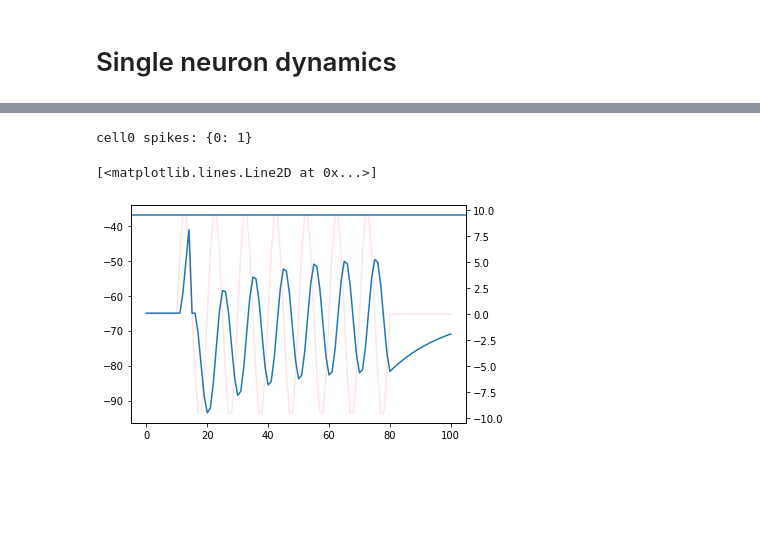
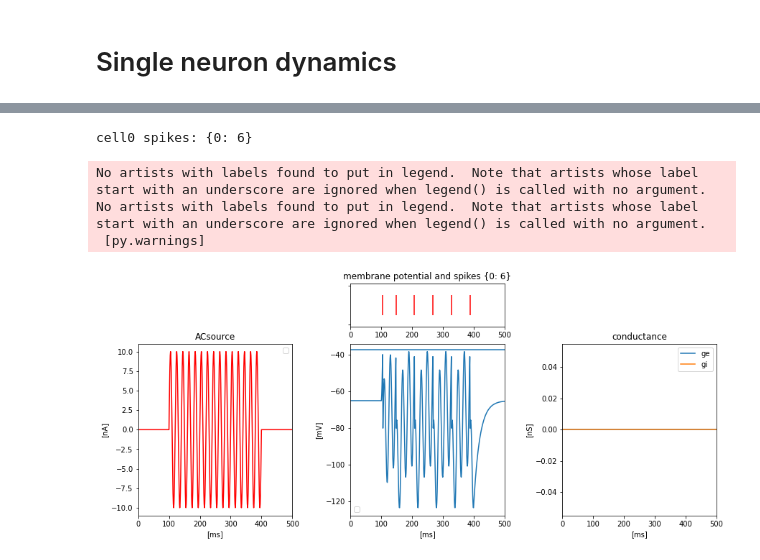
Before and after one commit to albertoarturovergani/CNT-2024, a Jupyter notebook: notebooks/eg_single-neuron.ipynb, the cells around one changed output, grey strips where cells are left out. Saved outputs shown, nothing was run; the diff lists cells and outputs as text; code cells hidden in the pictures; blank space fills up the shorter version.

```diff
--- a/notebooks/eg_single-neuron.ipynb
+++ b/notebooks/eg_single-neuron.ipynb
@@ -28,9 +37,8 @@ You can call clear_cache('cython') to delete all files from the cache or manuall
 # %%
-# simulation settings
 
 sim.setup(
         timestep=1, # [ms]
         min_delay=1, # [ms]
         max_delay=100) # [ms]
 
-simtime = 100 #ms
+simtime = 500 #ms
@@ -37,11 +47,10 @@ simtime = 100 #ms
 # %%
-# defining the network
 
 MODEL=sim.IF_cond_exp
-
+N_CELLS = 1
 PARS={'v_rest': -65.0,
       'v_thresh': -37.0,
-      'v_reset': -65.0,
+      'v_reset': -80.0,
       'cm': 1.0,
       'tau_m': 20.0,
       'tau_refrac': 0.1,
@@ -51,7 +60,7 @@ PARS={'v_rest': -65.0,
       'e_rev_I': -70.0,
       'i_offset': 0.0}
 
-cell0 = sim.Population(1,
+cell0 = sim.Population(N_CELLS,
                       MODEL,
                       cellparams=PARS,
                       label='cell0')
@@ -60,11 +71,9 @@ cell0.record(['v', 'gsyn_exc', 'gsyn_inh', 'spikes'])
 # %%
-# define the input
-
 # not implemented in sPyNNaker
-pulse = sim.ACSource(start=10, #ms
-                     stop=80, #ms
+pulse = sim.ACSource(start=100, #ms
+                     stop=400, #ms
                      amplitude=10, #nA
-                     frequency=100,  #Hz
+                     frequency=50,  #Hz
                      )
 
 pulse.inject_into(cell0)
@@ -81,18 +122,37 @@ simulation time: 0.04332566261291504 [s]
 # %%
-# results
+print(f'cell0 spikes: {cell0.get_spike_counts()}')
 
-v0=cell0.get_data(variables=['v']).segments[0].analogsignals[0]
-ge0=cell0.get_data(variables=['gsyn_exc']).segments[0].analogsignals[0]
-gi0=cell0.get_data(variables=['gsyn_inh']).segments[0].analogsignals[0]
-spikes0=cell0.get_data(variables=['spikes']).segments[0].spiketrains[0]
-i=pulse.get_data()
+fig, ax = plt.subplots(1,3, figsize=(13,5))
+fig.tight_layout(pad=5)
+ax=ax.flatten()
+ax[0].plot(i, 'r', alpha=1)
+ax[1].plot(v0)
+ax[2].plot(ge0, label='ge')
+ax[2].plot(gi0, label='gi')
 
-print(f'cell0 spikes: {cell0.get_spike_counts()}')
-plt.plot(v0)
-plt.axhline(y=cell0[0].v_thresh)
-ax=plt.twinx()
-ax.plot(i, 'r', alpha=0.1)
+ax[1].axhline(y=cell0[0].v_thresh)
+#ax2=ax[1].twinx()
+ax2=ax[1].inset_axes([0,1.1,1,0.25])
+ax2.set_xlim(0, simtime)
+ax2.eventplot(np.array(list(spikes0)).T, color='r', alpha=1, )
+
+ax[0].set_ylabel('[nA]')
+ax[0].set_title('ACsource')
+ax[1].set_title(f'membrane potential and spikes {cell0.get_spike_counts()}')
+ax[2].set_title('conductance')
+
+ax[1].set_ylabel('[mV]')
+ax[2].set_ylabel('[nS]')
+
+[ax[i].legend() for i in range(3)]
+[ax[i].set_xlim(0, simtime) for i in range(3)]
+[ax[i].set_xlabel('[ms]') for i in range(3)]
+ax2.set_yticklabels(' ')
+
+VAR=[]
 # %% [output]
-cell0 spikes: {0: 1}
+cell0 spikes: {0: 6}
-[<matplotlib.lines.Line2D at 0x...>]
+No artists with labels found to put in legend.  Note that artists whose label start with an underscore are ignored when legend() is called with no argument.
+No artists with labels found to put in legend.  Note that artists whose label start with an underscore are ignored when legend() is called with no argument.
+ [py.warnings]
-[figure, old version]
+[figure, new version]
```
Also changed, not shown: parts of 13 cells of this notebook, 41 other files.
